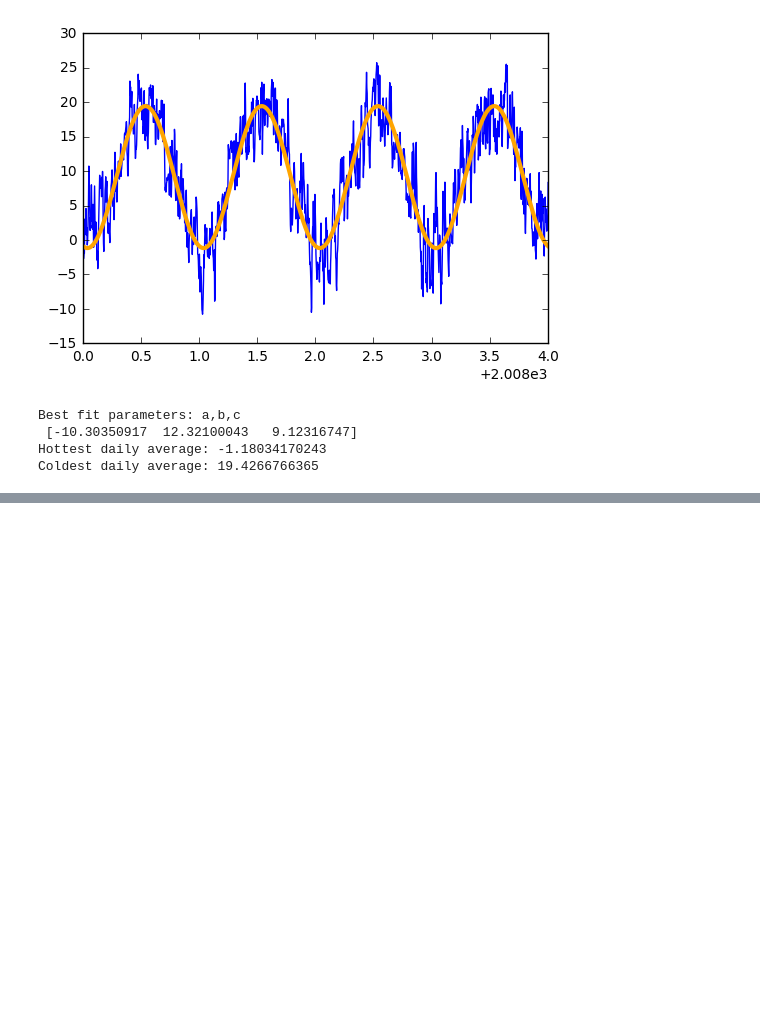
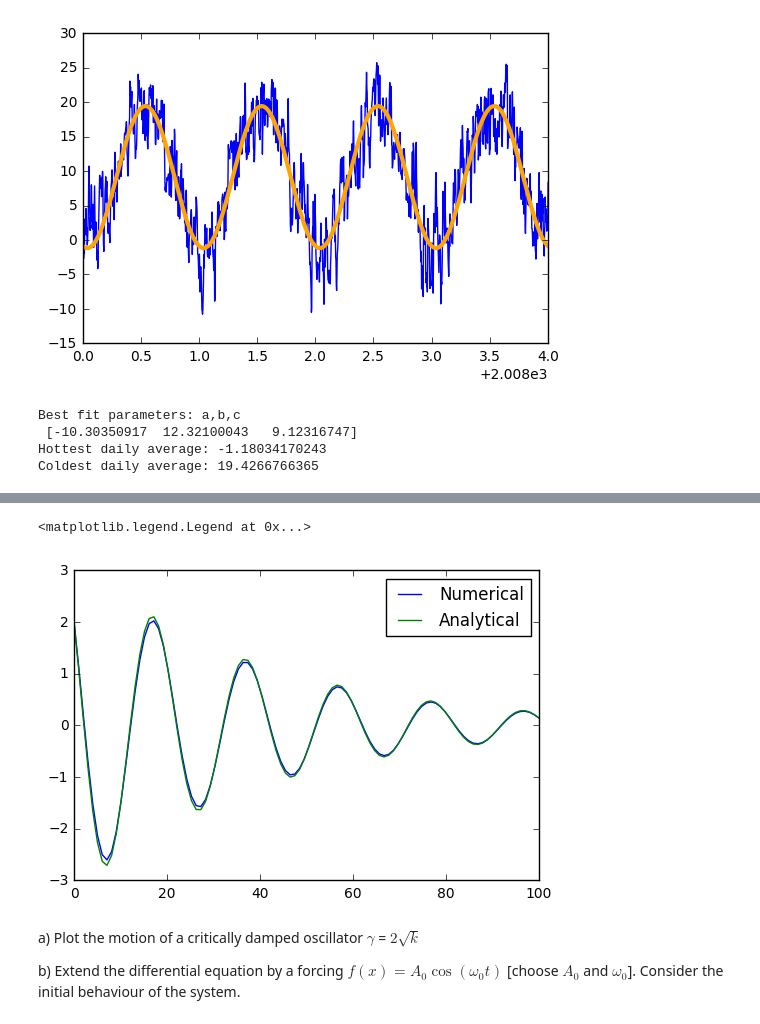
Before and after one commit to woskar/python-for-scientists, a Jupyter notebook: Python for Scientists - Lecture Notes.ipynb, the cells around one changed output, grey strips where cells are left out. Drawn from its saved outputs; the diff is of its cells as text; code cells hidden in the pictures; blank space fills up the shorter version.

```diff
--- a/Python for Scientists - Lecture Notes.ipynb
+++ b/Python for Scientists - Lecture Notes.ipynb
@@ -586,0 +748,51 @@ Coldest daily average: 19.4266766365
+# %%
+import numpy as np
+import matplotlib.pyplot as plt
+%matplotlib inline
+
+from scipy.integrate import odeint
+
+def diffeq(x, t,k,g):
+
+    #define/clear derivative
+    dxdt = np.zeros(2)
+
+    """ differential equation for damped oscillation
+        split into first-order equation
+         x. = v
+         v. = - k x - 2 gamma v
+    """
+    dxdt[0] = x[1]
+    dxdt[1] = -k*x[0] - 2* g*x[1]
+
+    return dxdt
+
+""" constants """
+k=0.1
+g=0.025
+
+x    = np.array([2.0,-0.8])         # initial position
+time = np.linspace(0.0,100.0,100)   # evaluation times
+
+""" calling the solver """
+solution = odeint(diffeq, x, time, args=(k,g))
+# %%
+# The corresponding analytical solution is:
+def damped_oscillation(t,x,k,g):
+    om=np.sqrt(k-g**2)
+
+    A=x[1]/om
+    B=x[0]
+
+    return (A*np.sin(om*t)+B*np.cos(-om*t))*np.exp(-g*t)
+# %%
+plt.plot(time,solution[:,0],time,damped_oscillation(time,x,k,g))
+plt.legend(['Numerical','Analytical'])
+# %% [output]
+<matplotlib.legend.Legend at 0x...>
+[figure, added]
+# %% [markdown]
+a) Plot the motion of a critically damped oscillator $\gamma$ = $2 \sqrt{k}$
+
+b) Extend the differential equation by a forcing $f(x)=A_0 \cos (\omega_0 t)$ [choose $A_0$ and $\omega_0$].
+Consider the initial behaviour of the system.
```
Also changed, not shown: parts of 60 cells of this notebook.
